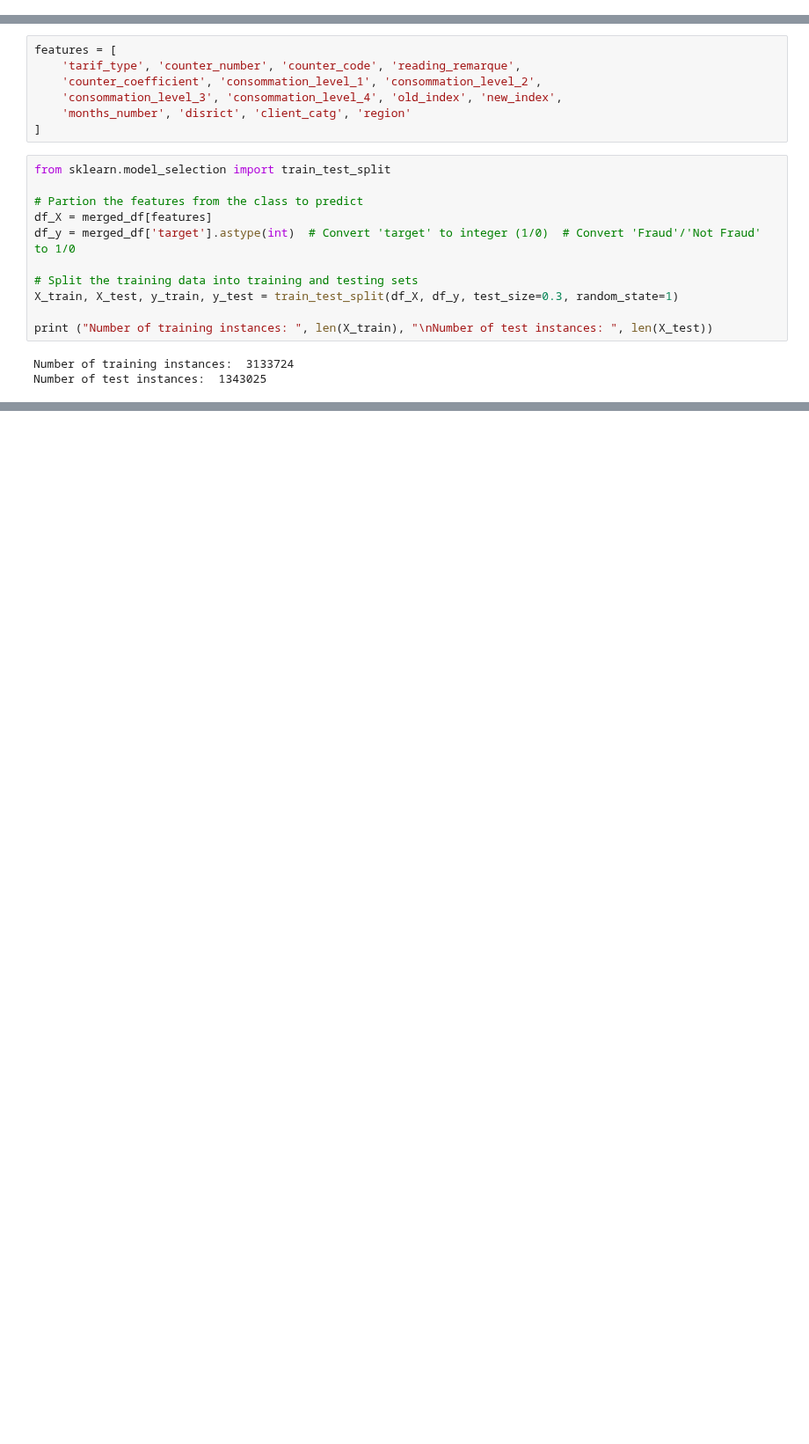
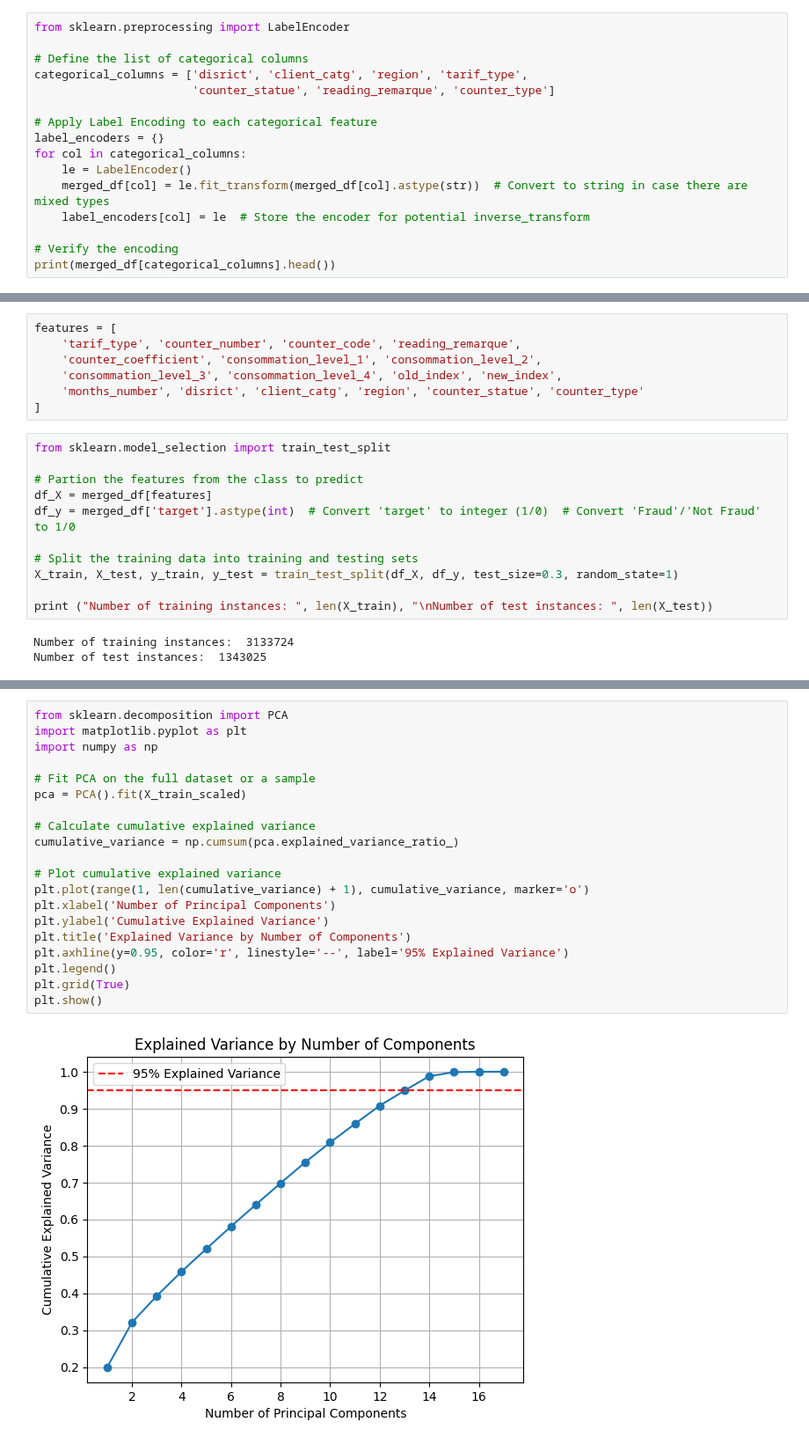
Before and after one commit to bernisschow/CS3244-Fraud-Detection-in-Electricity-and-Gas-Consumption, a Jupyter notebook: kNN model.ipynb, the cells around one changed output, grey strips where cells are left out. Shown at 88% size. Saved outputs shown, nothing was run; the diff lists cells and outputs as text; blank space fills up the shorter version.

```diff
--- a/kNN model.ipynb
+++ b/kNN model.ipynb
@@ -21,3 +21,19 @@ invoice_test = pd.read_parquet('data/invoice_test_compressed.csv.parquet')
 merged_df = pd.merge(invoice_train, client_train, on='client_id', how='inner')
 
 merged_test = pd.merge(invoice_test, client_test, on='client_id', how='inner')
+# %%
+from sklearn.preprocessing import LabelEncoder
+
+# Define the list of categorical columns
+categorical_columns = ['disrict', 'client_catg', 'region', 'tarif_type',
+                       'counter_statue', 'reading_remarque', 'counter_type']
+
+# Apply Label Encoding to each categorical feature
+label_encoders = {}
+for col in categorical_columns:
+    le = LabelEncoder()
+    merged_df[col] = le.fit_transform(merged_df[col].astype(str))  # Convert to string in case there are mixed types
+    label_encoders[col] = le  # Store the encoder for potential inverse_transform
+
+# Verify the encoding
+print(merged_df[categorical_columns].head())
@@ -26,7 +56,7 @@ features = [
     'tarif_type', 'counter_number', 'counter_code', 'reading_remarque',
     'counter_coefficient', 'consommation_level_1', 'consommation_level_2',
     'consommation_level_3', 'consommation_level_4', 'old_index', 'new_index',
-    'months_number', 'disrict', 'client_catg', 'region'
+    'months_number', 'disrict', 'client_catg', 'region', 'counter_statue', 'counter_type'
 ]
 # %%
 from sklearn.model_selection import train_test_split
@@ -60 +80,23 @@ X_merged_test_scaled = scaler.transform(merged_test[features])
+# %%
+from sklearn.decomposition import PCA
+import matplotlib.pyplot as plt
+import numpy as np
+
+# Fit PCA on the full dataset or a sample
+pca = PCA().fit(X_train_scaled)
+
+# Calculate cumulative explained variance
+cumulative_variance = np.cumsum(pca.explained_variance_ratio_)
+
+# Plot cumulative explained variance
+plt.plot(range(1, len(cumulative_variance) + 1), cumulative_variance, marker='o')
+plt.xlabel('Number of Principal Components')
+plt.ylabel('Cumulative Explained Variance')
+plt.title('Explained Variance by Number of Components')
+plt.axhline(y=0.95, color='r', linestyle='--', label='95% Explained Variance')
+plt.legend()
+plt.grid(True)
+plt.show()
+# %% [output]
+[figure, added]
 # %%
```
Also changed, not shown: parts of 16 cells of this notebook.
